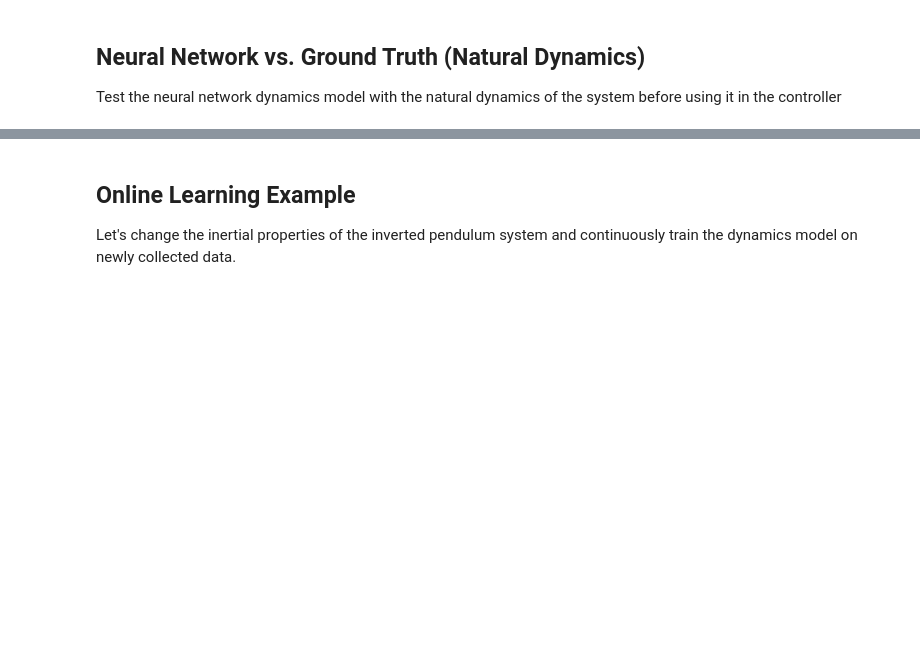
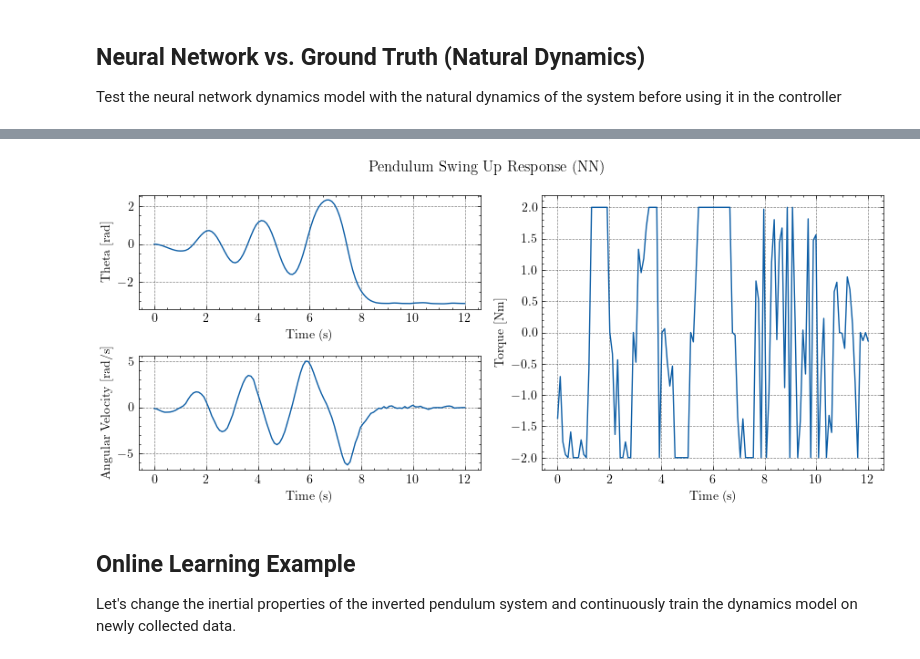
Before and after one commit to micahreich/mppi-neural-dynamics, a Jupyter notebook: control/MPPI_NNPlayground.ipynb, the cells around one changed output, grey strips where cells are left out. Saved outputs shown, nothing was run; the diff lists cells and outputs as text; code cells hidden in the pictures; blank space fills up the shorter version.

```diff
--- a/control/MPPI_NNPlayground.ipynb
+++ b/control/MPPI_NNPlayground.ipynb
@@ -96,20 +178,3 @@ Test the MPPI controller on a swing-up task using the neural network dynamics mo
 # %%
-simulation_length = 15  # s
-n_steps = int((1 / dt) * simulation_length)
-
-# Create lists to store control sequence and state sequences for MPPI runs
-controls, states = np.empty((n_steps, inv_pend_env.nu)), np.empty((n_steps, inv_pend_env.nx))
-
-# Begin simulation
-current_state = inv_pend_env.initial_state
-start_time = perf_counter()
-
-for i in range(0, n_steps):
-    action = inv_pend_env.controller.step(current_state)
-    current_state = inv_pend_env.simulator(current_state, action, measurement_noise=False)
-    current_state[0] %= (2 * np.pi)
-
-    states[i] = current_state
-    controls[i] = action
-
-print("Elapsed time: {:.5f} s".format(perf_counter() - start_time))
+states, controls, time = run_simulation(ds=pend_env, controller=pend_controller, simulation_length=12,
+                                        initial_state=np.array([np.radians(0), 0]))
@@ -116,23 +183,22 @@ print("Elapsed time: {:.5f} s".format(perf_counter() - start_time))
 # %%
 # Plot the results
-fig, (ax1, ax2) = plt.subplots(1, 2, figsize=(12, 4))
+fig, axd = plt.subplot_mosaic([['ul', 'r'], ['ll', 'r']], figsize=(9, 4), layout="constrained")
 
-fig.suptitle("MPPI Inverted Pendulum Swing Up Task (NN Dynamics)")
+fig.suptitle("Pendulum Swing Up Response (NN)")
 
-time = np.linspace(0, simulation_length, n_steps)
+axd["ul"].plot(time, transform_02pi_to_negpospi(states[:, 0]), label="Theta")
+axd["ul"].set(xlabel="Time (s)", ylabel="Theta [rad]")
 
-ax1.set_title("Pendulum Angle vs. Time")
-ax1.plot(time, states[:, 0], label="Theta")
-ax1.plot(time, np.repeat(inv_pend_env.desired_state[0], n_steps), label="Desired theta")
-ax1.set(xlabel="Time (s)", ylabel="Theta (rad)")
-# ax1.set_ylim([-np.pi-0.3, np.pi+0.3])
-ax1.legend()
+axd["ll"].plot(time, states[:, 1], label="Angular Velocity")
+axd["ll"].set(xlabel="Time (s)", ylabel="Angular Velocity [rad/s]")
 
-ax2.set_title("Input Torque vs. Time")
-ax2.plot(time, controls[:, 0], label="Input torque")
-ax2.set(xlabel="Time (s)", ylabel="Torque (Nm)")
+axd["r"].plot(time, controls[:, 0])
+axd["r"].set(xlabel="Time (s)", ylabel="Torque [Nm]")
 
-fig.savefig("swingup_task.png")
+plt.tight_layout()
+fig.savefig("figs/pendulum_swingup_nn.png")
+# %% [output]
+[figure, added]
 # %% [markdown]
 ## Online Learning Example
 Let's change the inertial properties of the inverted pendulum system and continuously train the dynamics model on newly collected data.
```
Also changed, not shown: parts of 33 cells of this notebook, 31 other files.
